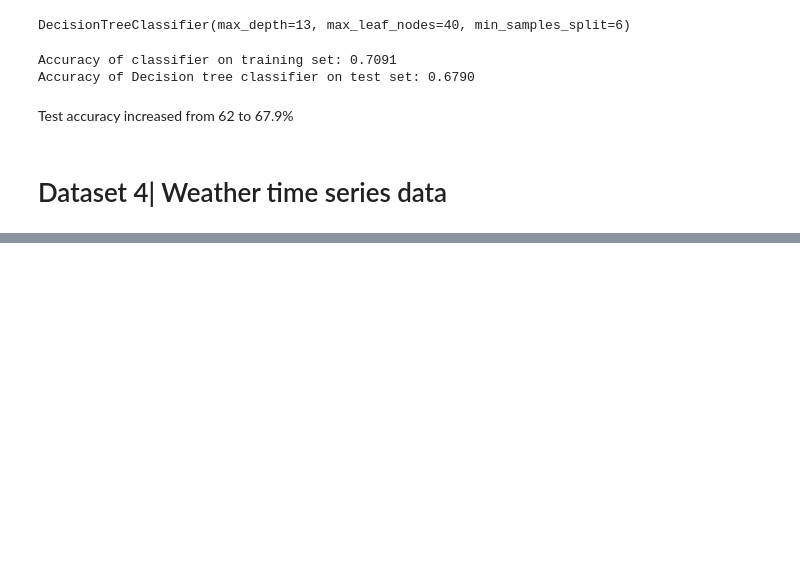
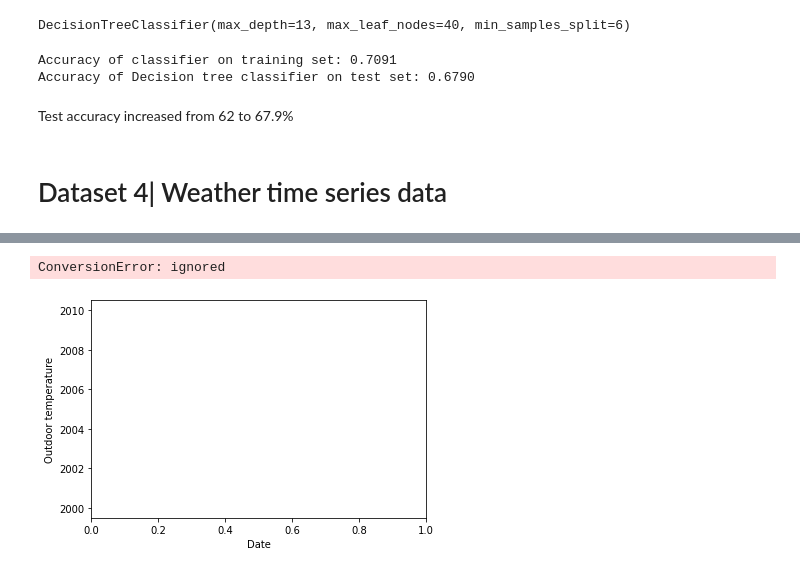
Before and after one commit to AshwinUniyal/ML_Project, a Jupyter notebook: ML_Coursework.ipynb, the cells around one changed output, grey strips where cells are left out. Cells and saved outputs as stored; diff of their text form; code cells hidden in the pictures; blank space fills up the shorter version.

```diff
--- a/ML_Coursework.ipynb
+++ b/ML_Coursework.ipynb
@@ -1541,4 +1559,18 @@ weather_data.describe()
+# %%
+import dateutil.parser
+import dateutil.tz
+
+# BST time is not defined, so replacing it with UTC-1 and then converting column to datetime object
+
+weather_data.iloc[:,0] = weather_data.iloc[:,0].replace('BST','UTC-1', regex=True)
+#BST = dateutil.tz.gettz('Europe/London')
+#    local = dateutil.parser.parse(bst_time.iloc[i,0], tzinfos={'BST': BST})
+#    bst_to_utc.append(local.astimezone(dateutil.tz.UTC))     ,tzinfos={'BST': dateutil.tz.gettz('Europe/London')
+#    parse_dates=[0],date_parser=lambda col: pd.to_datetime(col, utc=True
+# %%
+weather_data.iloc[:,0] =  pd.to_datetime(weather_data.iloc[:,0], utc = True)
 # %%
-data = weather_data.iloc[:,[0,2]].copy()
-
-data.head()
+df_outTemp = weather_data.iloc[:,[0,2]].copy()
+# %%
+df_outTemp.columns = ['Time','Outside temperature']
+df_outTemp.head()
@@ -1545,6 +1584,7 @@ data.head()
 # %%
-from matplotlib import pyplot as plt
-
 plt.xlabel('Date')
 plt.ylabel('Outdoor temperature')
-plt.plot(data)
+plt.plot(df_outTemp)
+# %% [output]
+ConversionError: ignored
+[figure, added]
```
Also changed, not shown: parts of 9 cells of this notebook.
